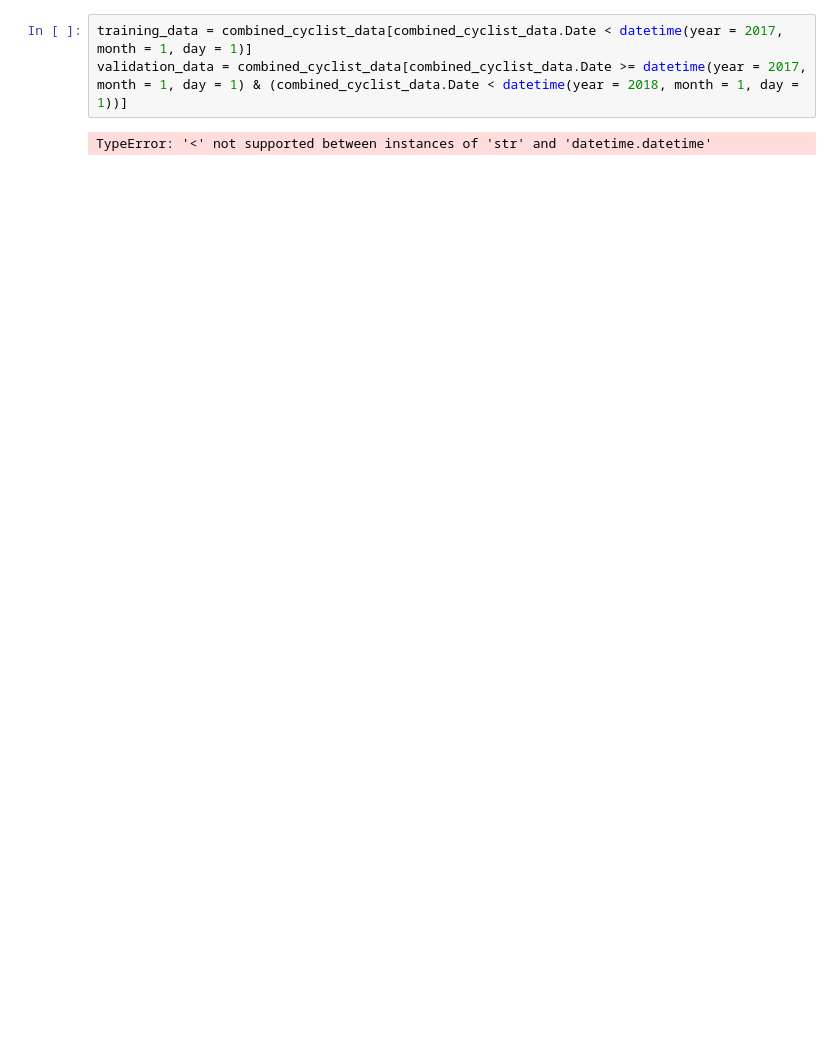
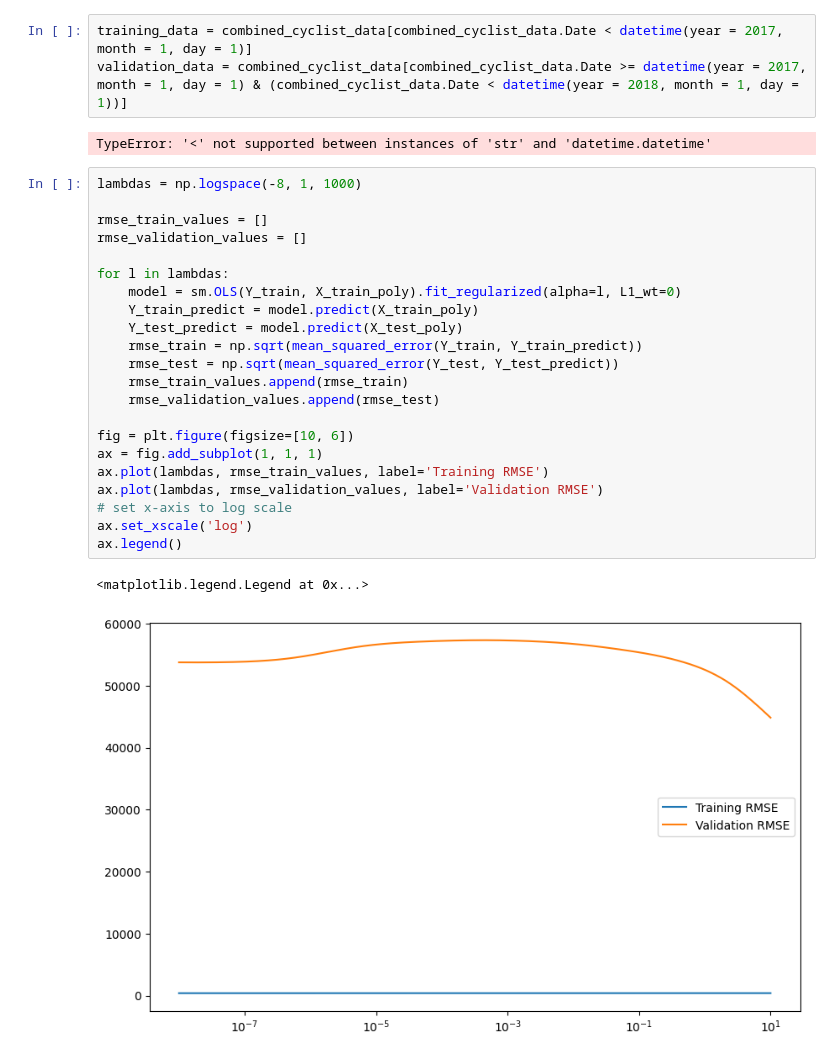
Before and after one commit to aidanlockwood20/CAB420-Codebase, a Jupyter notebook: week_2/week_2.ipynb, the cells around one changed output. Drawn from its saved outputs; the diff is of its cells as text; blank space fills up the shorter version.

```diff
--- a/week_2/week_2.ipynb
+++ b/week_2/week_2.ipynb
@@ -58,3 +46,28 @@ training_data = combined_cyclist_data[combined_cyclist_data.Date < datetime(year
 validation_data = combined_cyclist_data[combined_cyclist_data.Date >= datetime(year = 2017, month = 1, day = 1) & (combined_cyclist_data.Date < datetime(year = 2018, month = 1, day = 1))]
 # %% [output]
 TypeError: '<' not supported between instances of 'str' and 'datetime.datetime'
+# %%
+lambdas = np.logspace(-8, 1, 1000)
+
+rmse_train_values = []
+rmse_validation_values = []
+
+for l in lambdas:
+    model = sm.OLS(Y_train, X_train_poly).fit_regularized(alpha=l, L1_wt=0)
+    Y_train_predict = model.predict(X_train_poly)
+    Y_test_predict = model.predict(X_test_poly)
+    rmse_train = np.sqrt(mean_squared_error(Y_train, Y_train_predict))
+    rmse_test = np.sqrt(mean_squared_error(Y_test, Y_test_predict))
+    rmse_train_values.append(rmse_train)
+    rmse_validation_values.append(rmse_test)
+
+fig = plt.figure(figsize=[10, 6])
+ax = fig.add_subplot(1, 1, 1)
+ax.plot(lambdas, rmse_train_values, label='Training RMSE')
+ax.plot(lambdas, rmse_validation_values, label='Validation RMSE')
+# set x-axis to log scale
+ax.set_xscale('log')
+ax.legend()
+# %% [output]
+<matplotlib.legend.Legend at 0x...>
+[figure, added]
```
Also changed, not shown: parts of 19 cells of this notebook, 15 other files.
